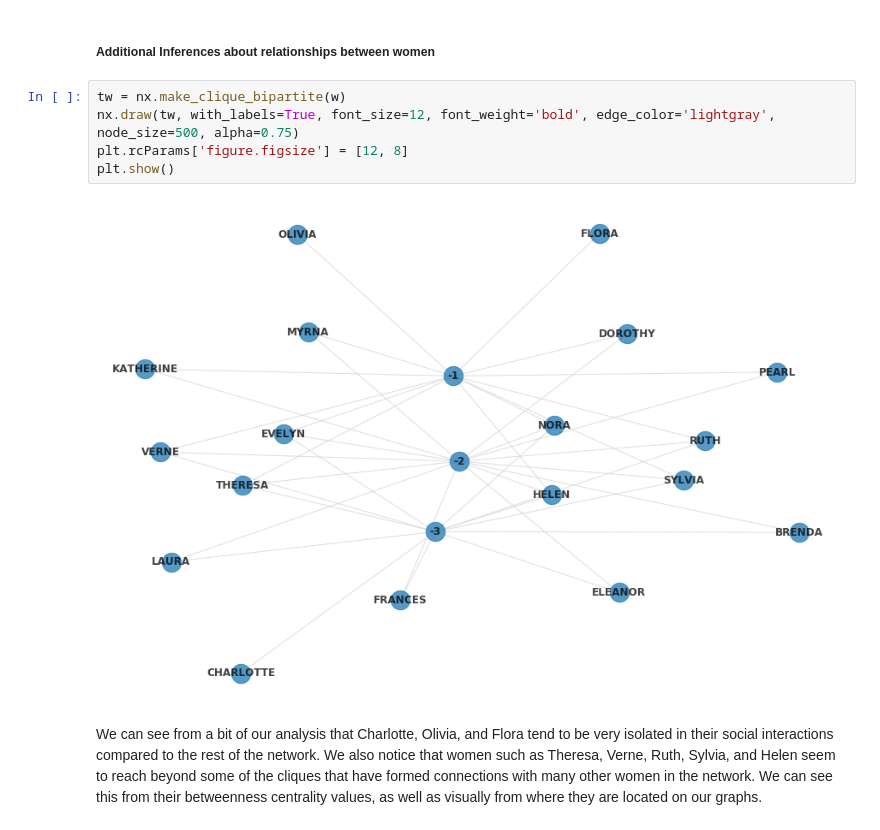
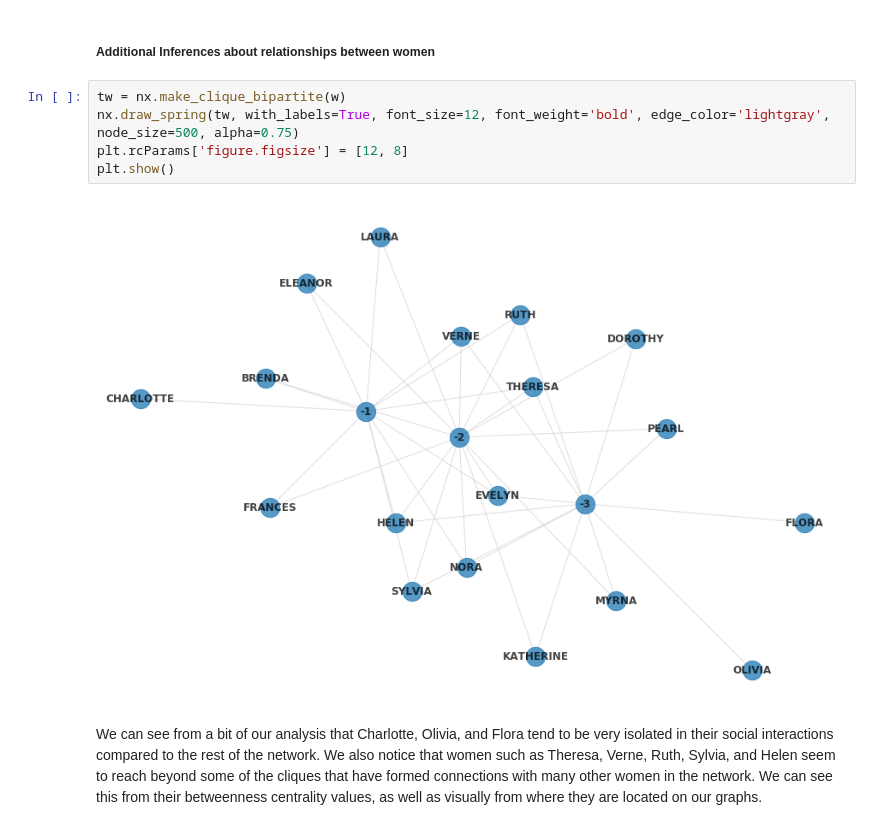
Before and after one commit to amberferger/DATA620_Group_Assignments, a Jupyter notebook: HW4/DATA620_HW4.ipynb, the cells around one changed output. Cells and saved outputs as stored; diff of their text form.

```diff
--- a/HW4/DATA620_HW4.ipynb
+++ b/HW4/DATA620_HW4.ipynb
@@ -436,11 +434,11 @@ As we can see from above, events E1 to E5 appeared to include the same subset of
 ##### Additional Inferences about relationships between women
 # %%
 tw = nx.make_clique_bipartite(w)
-nx.draw(tw, with_labels=True, font_size=12, font_weight='bold', edge_color='lightgray', node_size=500, alpha=0.75)
+nx.draw_spring(tw, with_labels=True, font_size=12, font_weight='bold', edge_color='lightgray', node_size=500, alpha=0.75)
 plt.rcParams['figure.figsize'] = [12, 8]
 plt.show()
 # %% [output]
-[figure, old version]
+[figure, new version]
 # %% [markdown]
 We can see from a bit of our analysis that Charlotte, Olivia, and Flora tend to be very isolated in their social interactions compared to the rest of the network. We also notice that women such as Theresa, Verne, Ruth, Sylvia, and Helen seem to reach beyond some of the cliques that have formed connections with many other women in the network. We can see this from their betweenness centrality values, as well as visually from where they are located on our graphs.
 # %% [markdown]
```
Also changed, not shown: parts of 11 cells of this notebook.
